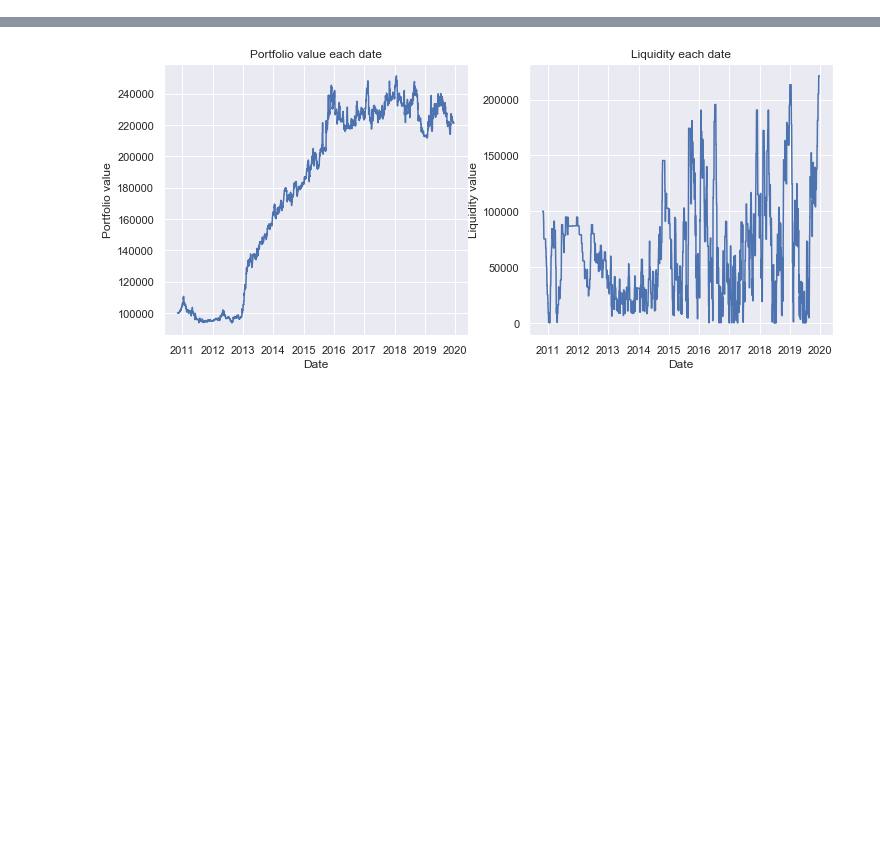
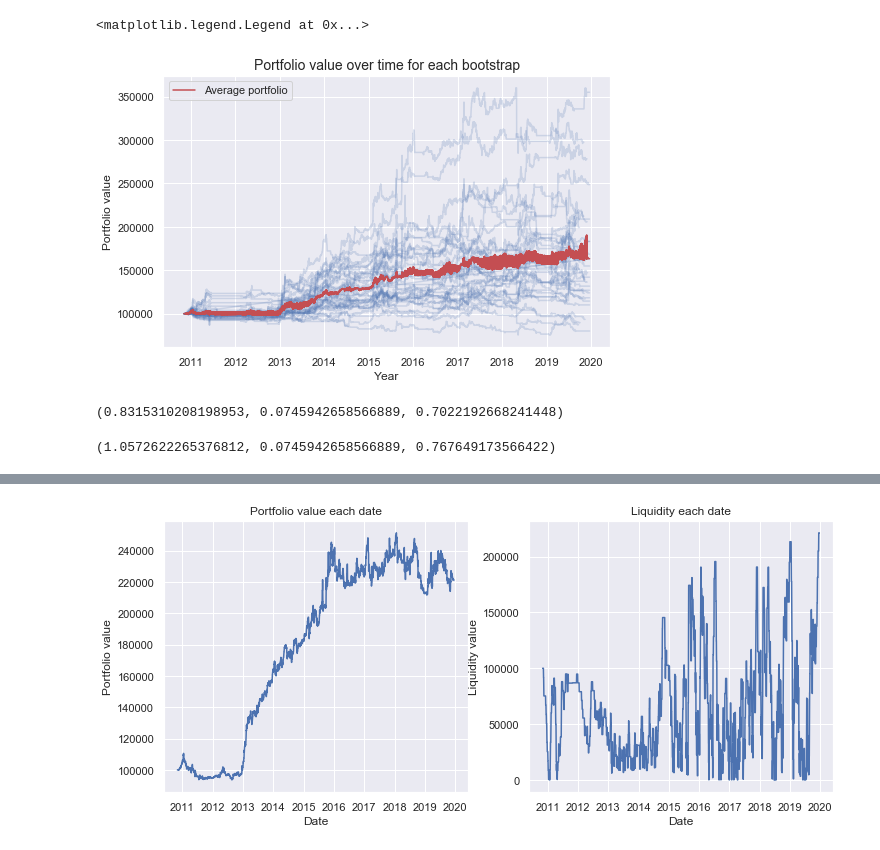
Before and after one commit to agatons/EPFL-financial-big-data, a Jupyter notebook: ta_method/test.ipynb, the cells around one changed output, grey strips where cells are left out. Cells and saved outputs as stored; diff of their text form; code cells hidden in the pictures; blank space fills up the shorter version.

```diff
--- a/ta_method/test.ipynb
+++ b/ta_method/test.ipynb
@@ -60,3 +106,30 @@ Wall time: 43min 29s
+# %%
+plt.figure(figsize=(8,5))
+big_df = pd.concat([bootstrap_df, pd.concat(series_port_values, ignore_index=True, join='outer', axis=1)], axis=1).astype(float)
+big_df.index = pd.to_datetime(big_df.index)
+big_df['mean_value'] = big_df.mean(axis=1)
+for (columnName, columnData) in big_df.iteritems():
+    plt.plot(columnData, color='b', alpha=0.2)
+plt.plot(big_df.sort_index().mean_value, color='r', label='Average portfolio')
+plt.title('Portfolio value over time for each bootstrap', fontsize=14)
+plt.xlabel('Year', fontsize=12)
+plt.ylabel('Portfolio value', fontsize=12)
+plt.legend()
+#plt.savefig('port_value_time.png')
+# %% [output]
+<matplotlib.legend.Legend at 0x...>
+[figure, added]
+# %%
+#big_df['year'] = big_df.index.year
+#big_df = big_df. .groupby('year').last()
+r = np.log(big_df.groupby('year').last().mean_value).diff().dropna()
+r.mean()*np.sqrt(252), r.std(), r.mean()/r.std()
+# %% [output]
+(0.8315310208198953, 0.0745942658566889, 0.7022192668241448)
+# %%
+((big_df.mean_value.iloc[-1])/100000) ** (1/9), r.std(), (((big_df.mean_value.iloc[-1])/100000) ** (1/9) - 1) / r.std()
+# %% [output]
+(1.0572622265376812, 0.0745942658566889, 0.767649173566422)
 # %%
 import src.strats as strats
 reload(strats)
```
Also changed, not shown: parts of 6 cells of this notebook, 10 other files.
